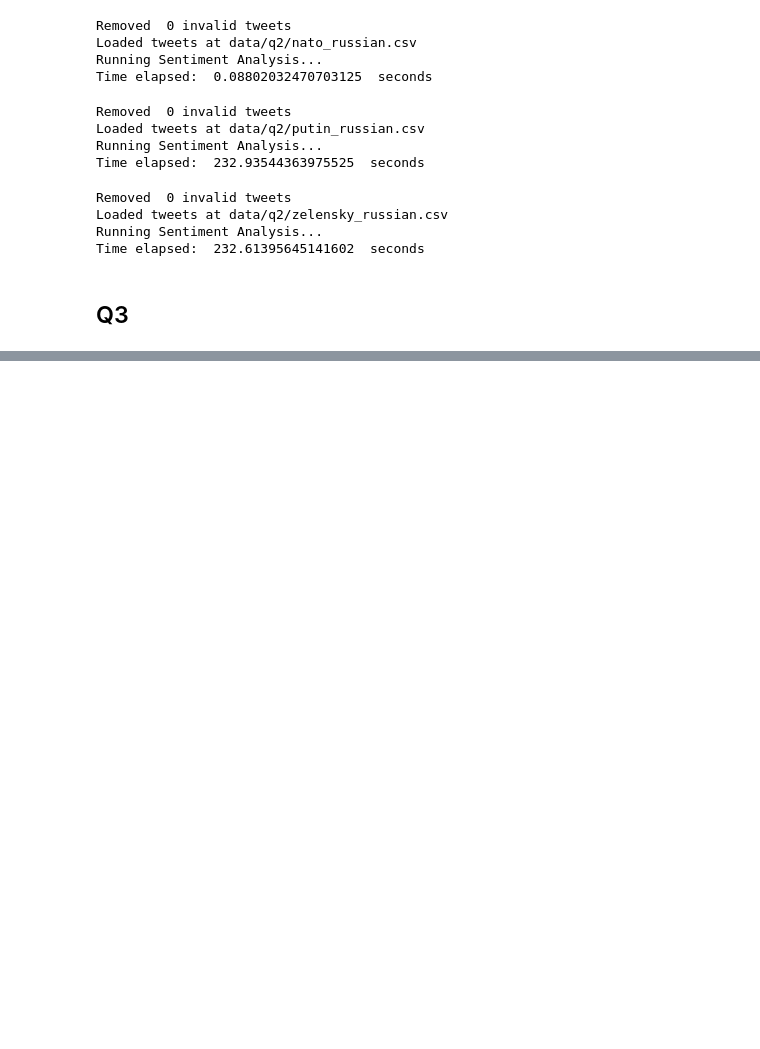
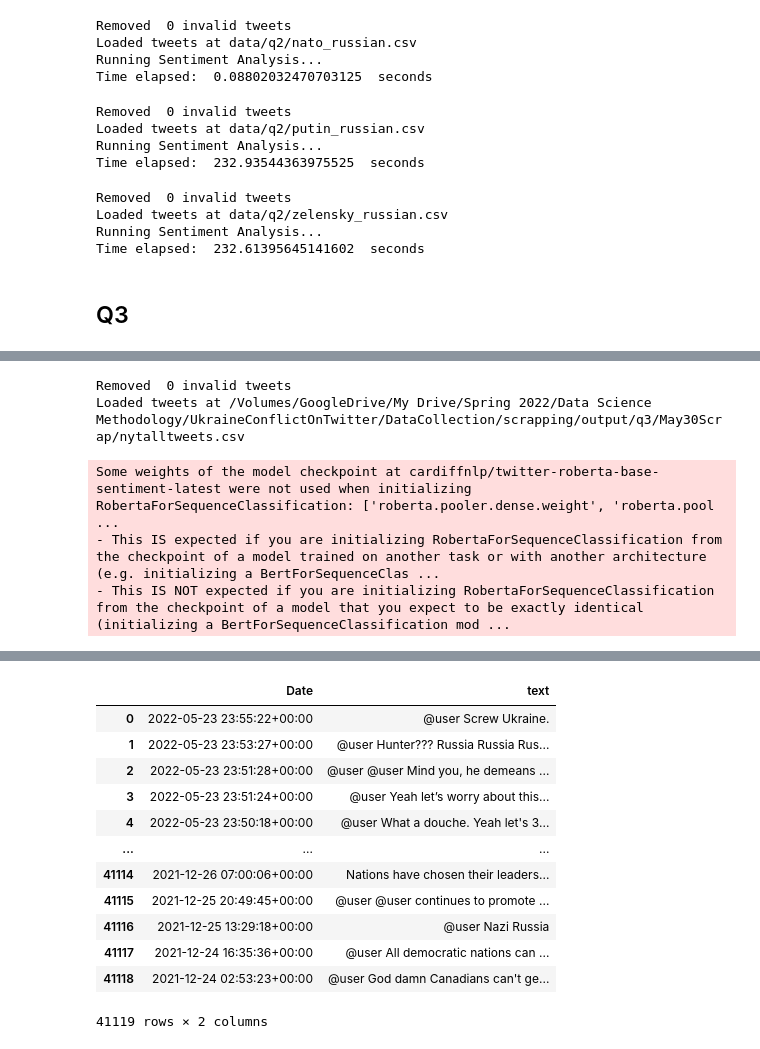
Before and after one commit to Bensas/UkraineConflictOnTwitter, a Jupyter notebook: SentimentAnalysis/TwitterSentimentAnalysis.ipynb, the cells around one changed output, grey strips where cells are left out. Cells and saved outputs as stored; diff of their text form; code cells hidden in the pictures; blank space fills up the shorter version.

```diff
--- a/SentimentAnalysis/TwitterSentimentAnalysis.ipynb
+++ b/SentimentAnalysis/TwitterSentimentAnalysis.ipynb
@@ -196,0 +220,9 @@ Time elapsed:  2593.0372252464294  seconds
+# %%
+q3_path_4 = "/Volumes/GoogleDrive/My Drive/Spring 2022/Data Science Methodology/UkraineConflictOnTwitter/DataCollection/scrapping/output/q3/May30Scrap/nytalltweets.csv"
+run_sentiment_analysis_and_save(q3_path_4)
+# %% [output]
+Removed  0 invalid tweets
+Loaded tweets at /Volumes/GoogleDrive/My Drive/Spring 2022/Data Science Methodology/UkraineConflictOnTwitter/DataCollection/scrapping/output/q3/May30Scrap/nytalltweets.csv
+Some weights of the model checkpoint at cardiffnlp/twitter-roberta-base-sentiment-latest were not used when initializing RobertaForSequenceClassification: ['roberta.pooler.dense.weight', 'roberta.pool ...
+- This IS expected if you are initializing RobertaForSequenceClassification from the checkpoint of a model trained on another task or with another architecture (e.g. initializing a BertForSequenceClas ...
+- This IS NOT expected if you are initializing RobertaForSequenceClassification from the checkpoint of a model that you expect to be exactly identical (initializing a BertForSequenceClassification mod ...
@@ -196,0 +231,13 @@ Time elapsed:  2593.0372252464294  seconds
+|  | Date | text |
+| 0 | 2022-05-23 23:55:22+00:00 | @user Screw Ukraine. |
+| 1 | 2022-05-23 23:53:27+00:00 | @user Hunter??? Russia Russia Rus... |
+| 2 | 2022-05-23 23:51:28+00:00 | @user @user Mind you, he demeans ... |
+| 3 | 2022-05-23 23:51:24+00:00 | @user Yeah let’s worry about this... |
+| 4 | 2022-05-23 23:50:18+00:00 | @user What a douche. Yeah let's 3... |
+| ... | ... | ... |
+| 41114 | 2021-12-26 07:00:06+00:00 | Nations have chosen their leaders... |
+| 41115 | 2021-12-25 20:49:45+00:00 | @user @user continues to promote ... |
+| 41116 | 2021-12-25 13:29:18+00:00 | @user Nazi Russia |
+| 41117 | 2021-12-24 16:35:36+00:00 | @user All democratic nations can ... |
+| 41118 | 2021-12-24 02:53:23+00:00 | @user God damn Canadians can't ge... |
+41119 rows × 2 columns
```
Also changed, not shown: parts of 6 cells of this notebook, 13 other files.
